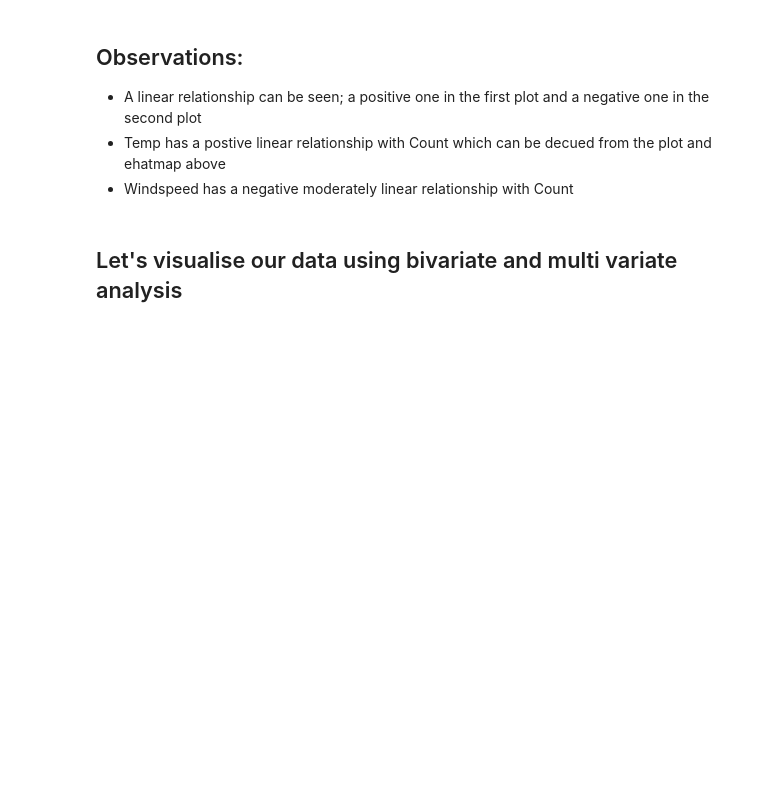
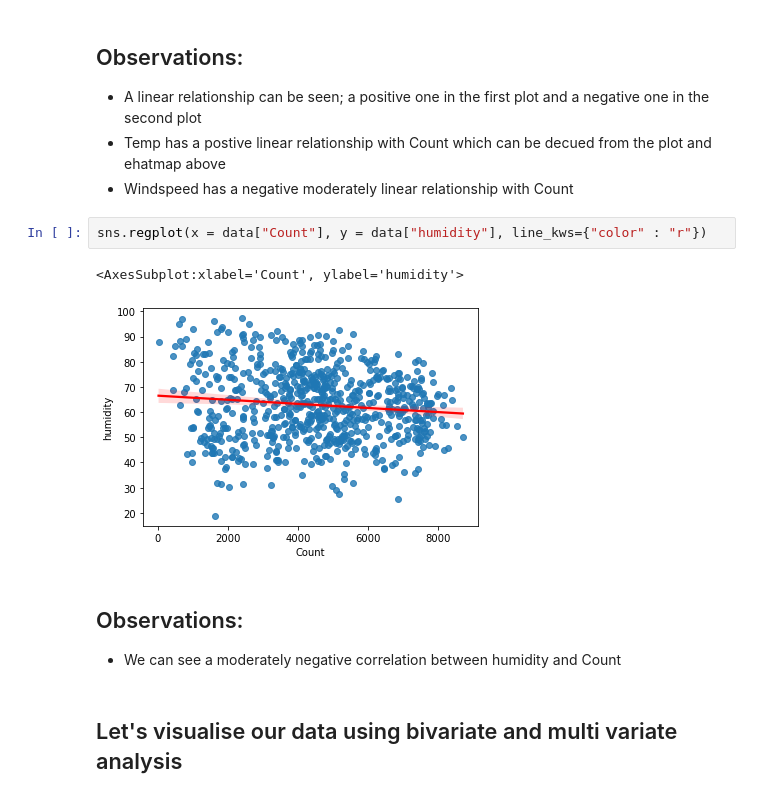
Before and after one commit to basil-16/BikeSharingAssignment, a Jupyter notebook: BikeSharingAssignment.ipynb, the cells around one changed output. Drawn from its saved outputs; the diff is of its cells as text; blank space fills up the shorter version.

```diff
--- a/BikeSharingAssignment.ipynb
+++ b/BikeSharingAssignment.ipynb
@@ -404,6 +409,14 @@ sns.regplot(x = data["windspeed"], y = data["Count"], line_kws={"color" : "r"})
 - A linear relationship can be seen; a positive one in the first plot and a negative one in the second plot
 - Temp has a postive linear relationship with Count which can be decued from the plot and ehatmap above
 - Windspeed has a negative moderately linear relationship  with Count
+# %%
+sns.regplot(x = data["Count"], y = data["humidity"], line_kws={"color" : "r"})
+# %% [output]
+<AxesSubplot:xlabel='Count', ylabel='humidity'>
+[figure, added]
+# %% [markdown]
+## Observations:
+- We can see a moderately negative correlation between humidity and Count
 # %% [markdown]
 ## Let's visualise our data using bivariate and multi variate analysis
 # %%
```
Also changed, not shown: parts of 16 cells of this notebook.
